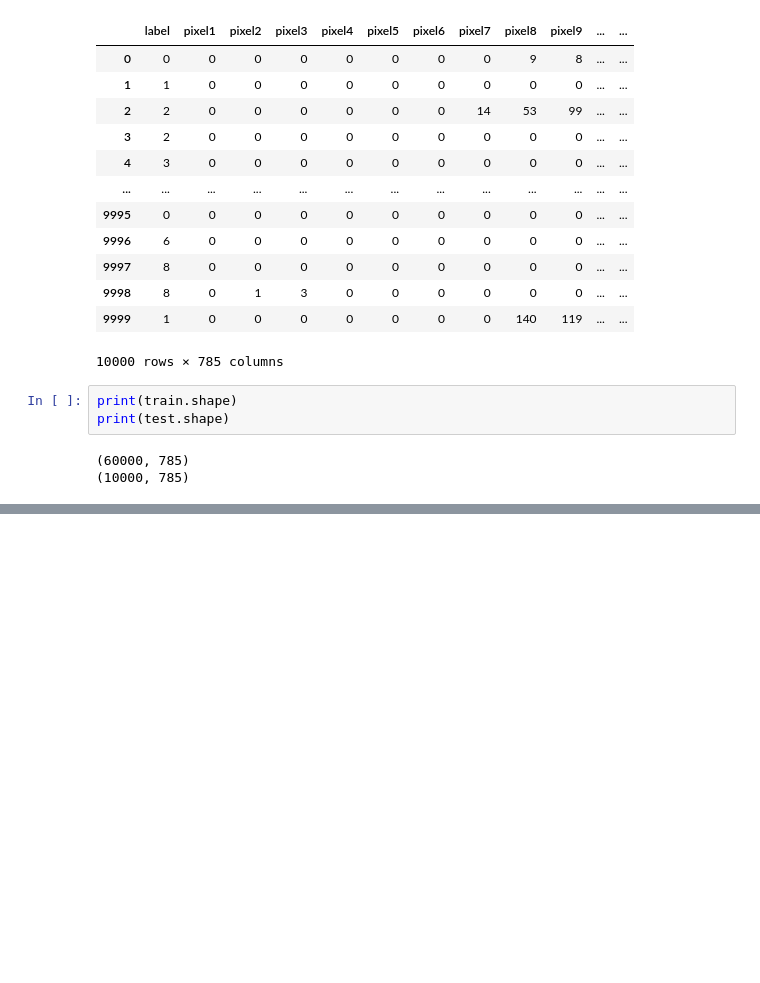
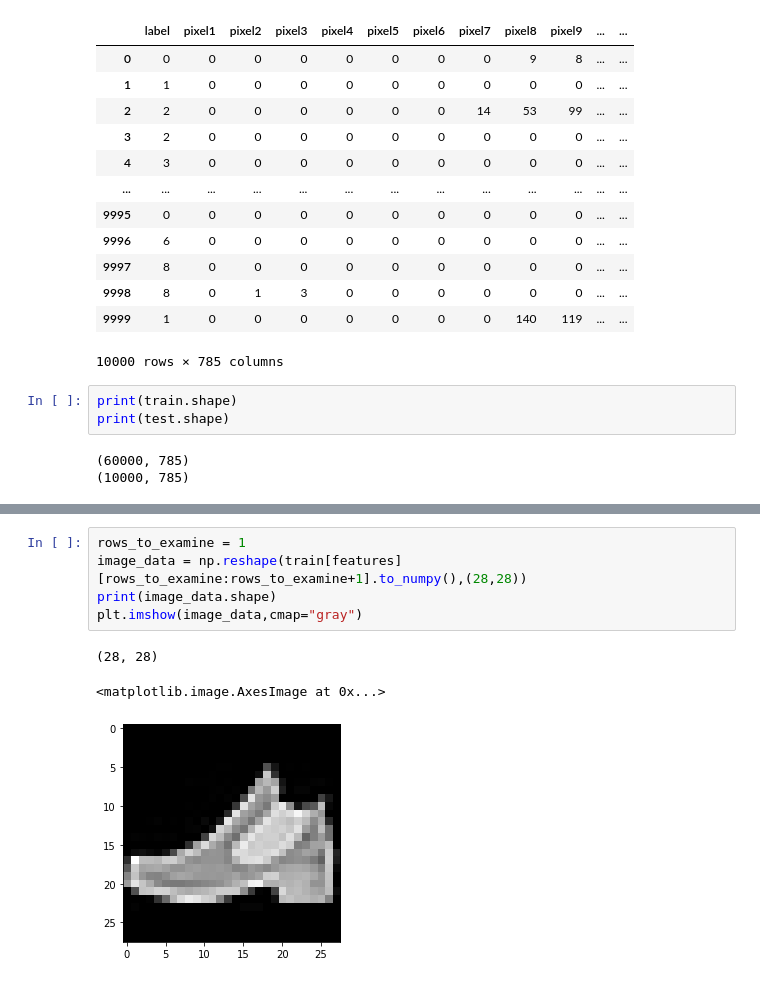
Before and after one commit to gurralamanoj/Data-Science-For-Beginners, a Jupyter notebook: Fashion_MNIST.ipynb, the cells around one changed output, grey strips where cells are left out. Drawn from its saved outputs; the diff is of its cells as text; blank space fills up the shorter version.

```diff
--- a/Fashion_MNIST.ipynb
+++ b/Fashion_MNIST.ipynb
@@ -146,0 +155,9 @@ features = ["pixel{}".format(pixel_num) for pixel_num in range(1,785)]
+# %%
+rows_to_examine = 1
+image_data = np.reshape(train[features][rows_to_examine:rows_to_examine+1].to_numpy(),(28,28))
+print(image_data.shape)
+plt.imshow(image_data,cmap="gray")
+# %% [output]
+(28, 28)
+<matplotlib.image.AxesImage at 0x...>
+[figure, added]
```
Also changed, not shown: parts of 20 cells of this notebook.
